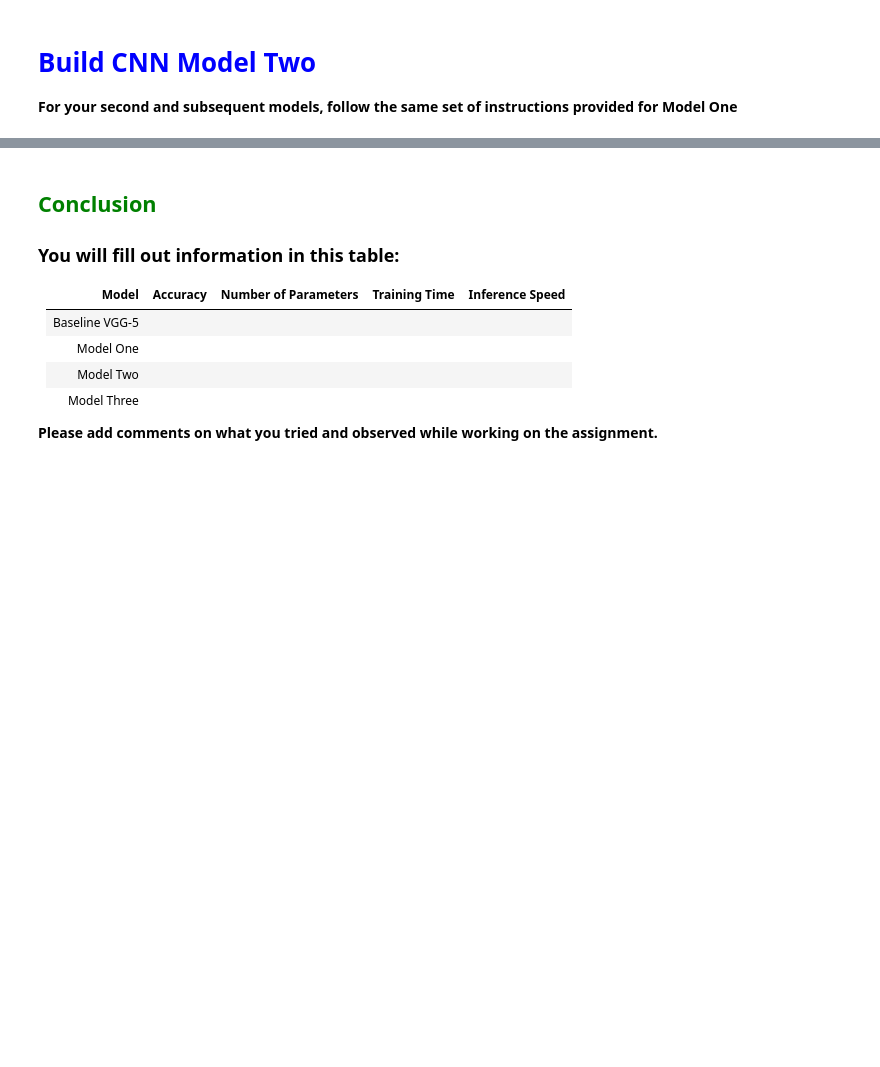
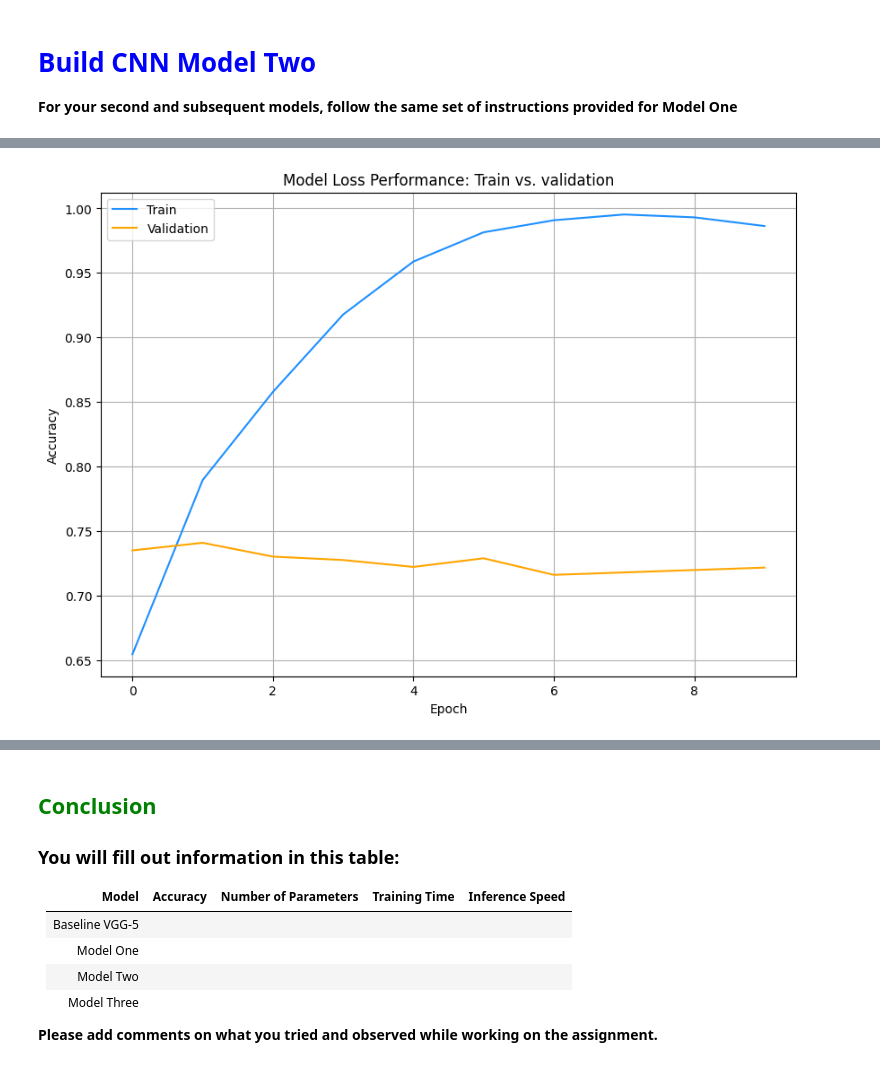
Before and after one commit to rbrinson2/EE-6770-Application_Neural_Network, a Jupyter notebook: Homework5/EE6770_F24_HW5.ipynb, the cells around one changed output, grey strips where cells are left out. Drawn from its saved outputs; the diff is of its cells as text; code cells hidden in the pictures; blank space fills up the shorter version.

Commit message:
started second model

```diff
--- a/Homework5/EE6770_F24_HW5.ipynb
+++ b/Homework5/EE6770_F24_HW5.ipynb
@@ -437,3 +441,28 @@ ValueError: Invalid filepath extension for saving. Please add either a `.keras`
 # <font color=blue>Build CNN Model Two</font>
 
 __For your second and subsequent models, follow the same set of instructions provided for Model One__
+# %%
+# ----------- Target Picture Size ------------ #
+target_pic_size = (128, 128)                     #
+target_pic_shape = target_pic_size + (3,)      #
+# -------------------------------------------- #
+
+train_data = datagen.flow_from_directory(train_dir + '/train',
+            class_mode='binary', batch_size=64, target_size=target_pic_size)
+
+val_data = datagen.flow_from_directory(train_dir + '/validation',
+           class_mode='binary', batch_size=64, target_size=target_pic_size)
+
+test_data = datagen.flow_from_directory(train_dir + '/test',
+            class_mode='binary', batch_size=64, target_size=target_pic_size)
+
+
+cnn2 = Sequential()
+
+cnn2.add(Conv2D(64, (3,3), activation= 'relu', input_shape = target_pic_shape))
+cnn2.add(MaxPooling2D((2,2)))
+
+cnn2.add(Flatten())
+
+cnn2.add(Dense(128, activation='relu'))
+cnn2.add(Dense(1, activation='sigmoid'))
@@ -439,0 +494,4 @@ __For your second and subsequent models, follow the same set of instructions pro
+# %%
+cnn2.compile(optimizer = 'adam', loss = 'binary_crossentropy', metrics = ['accuracy'])
+
+history = cnn2.fit(train_data, epochs=10, batch_size=64, validation_data=val_data, verbose=1)
@@ -439,0 +519,18 @@ __For your second and subsequent models, follow the same set of instructions pro
+# %%
+J = history.history['accuracy']  # Loss data for Training
+J_val = history.history['val_accuracy']
+
+plt.figure(figsize=(10,7))
+
+plt.title('Model Loss Performance: Train vs. validation')
+plt.plot(J, color='DodgerBlue', label='Train')
+plt.plot(J_val, color='orange', label='Validation')
+
+plt.ylabel('Accuracy')
+plt.xlabel('Epoch')
+
+plt.legend()
+plt.grid()
+plt.show()
+# %% [output]
+[figure, added]
```
Also changed, not shown: parts of 9 cells of this notebook.
